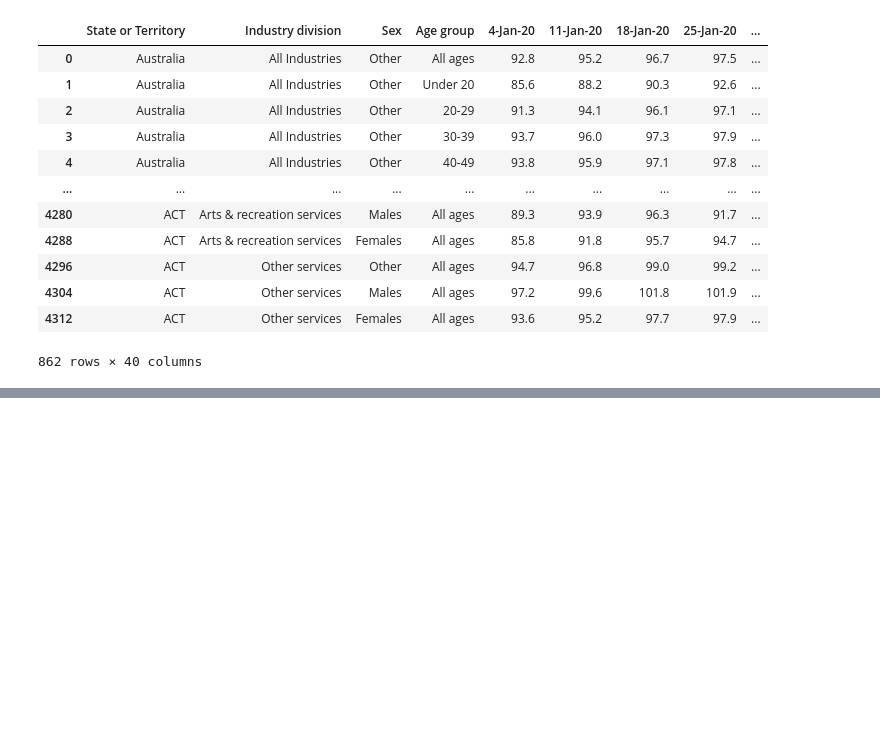
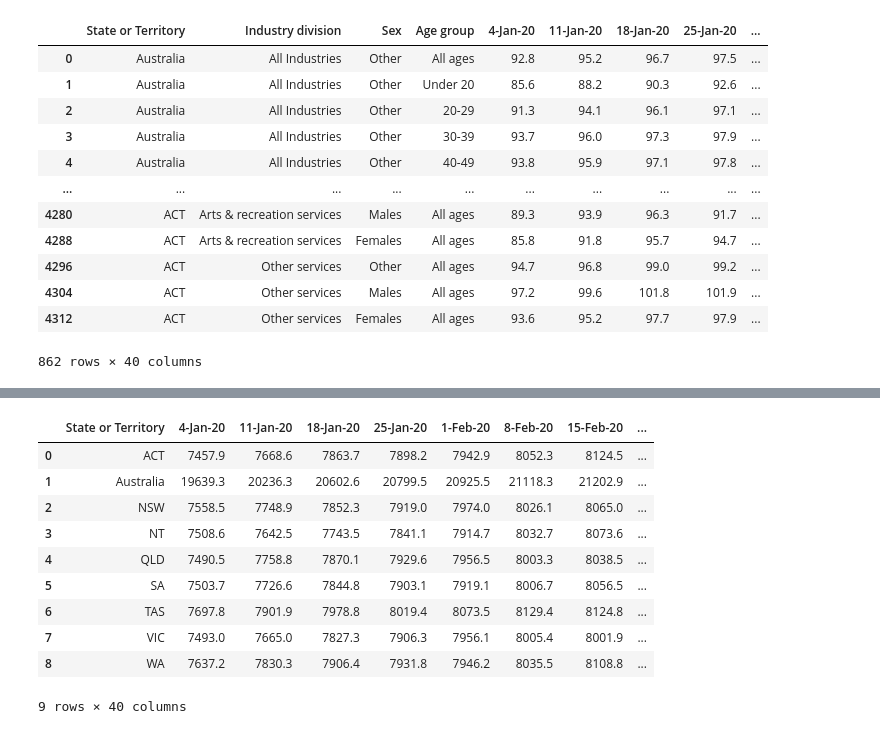
Before and after one commit to ali-beer/covid_payroll_project, a Jupyter notebook: clean_dataframe.ipynb, the cells around one changed output, grey strips where cells are left out. Cells and saved outputs as stored; diff of their text form; code cells hidden in the pictures; blank space fills up the shorter version.

```diff
--- a/clean_dataframe.ipynb
+++ b/clean_dataframe.ipynb
@@ -98,0 +120,2 @@ data
+# %%
+data_Industry_df=data.copy()
@@ -98,0 +151,24 @@ data
+# %%
+data_Industry_df.dtypes
+data_Industry_df['4-Jan-20']=data_Industry_df['4-Jan-20'].astype(float)
+# %%
+data_Industry_df["Sum of Jan"]=data_Industry_df["4-Jan-20"]+data_Industry_df["11-Jan-20"]+data_Industry_df["18-Jan-20"]+data_Industry_df["25-Jan-20"]
+data_Industry_df["Sum of Feb"]=data_Industry_df["1-Feb-20"]+data_Industry_df["8-Feb-20"]+data_Industry_df["15-Feb-20"]+data_Industry_df["22-Feb-20"]+data_Industry_df["29-Feb-20"]
+data_Industry_df["Sum of March"]=data_Industry_df["7-Mar-20"]+data_Industry_df["14-Mar-20"]+data_Industry_df["21-Mar-20"]+data_Industry_df["28-Mar-20"]
+# %%
+All_industries=pd.DataFrame(data_Industry_df.groupby("Industry division").sum()).reset_index()
+All_industries[All_industries["Industry division"]=="All Industries"]
+All_industries=pd.DataFrame(data_Industry_df.groupby("State or Territory").sum()).reset_index()
+All_industries
+# %% [output]
+|  | State or Territory | 4-Jan-20 | 11-Jan-20 | 18-Jan-20 | 25-Jan-20 | 1-Feb-20 | 8-Feb-20 | 15-Feb-20 | ... |
+| 0 | ACT | 7457.9 | 7668.6 | 7863.7 | 7898.2 | 7942.9 | 8052.3 | 8124.5 | ... |
+| 1 | Australia | 19639.3 | 20236.3 | 20602.6 | 20799.5 | 20925.5 | 21118.3 | 21202.9 | ... |
+| 2 | NSW | 7558.5 | 7748.9 | 7852.3 | 7919.0 | 7974.0 | 8026.1 | 8065.0 | ... |
+| 3 | NT | 7508.6 | 7642.5 | 7743.5 | 7841.1 | 7914.7 | 8032.7 | 8073.6 | ... |
+| 4 | QLD | 7490.5 | 7758.8 | 7870.1 | 7929.6 | 7956.5 | 8003.3 | 8038.5 | ... |
+| 5 | SA | 7503.7 | 7726.6 | 7844.8 | 7903.1 | 7919.1 | 8006.7 | 8056.5 | ... |
+| 6 | TAS | 7697.8 | 7901.9 | 7978.8 | 8019.4 | 8073.5 | 8129.4 | 8124.8 | ... |
+| 7 | VIC | 7493.0 | 7665.0 | 7827.3 | 7906.3 | 7956.1 | 8005.4 | 8001.9 | ... |
+| 8 | WA | 7637.2 | 7830.3 | 7906.4 | 7931.8 | 7946.2 | 8035.5 | 8108.8 | ... |
+9 rows × 40 columns
```
Also changed, not shown: parts of 7 cells of this notebook.
